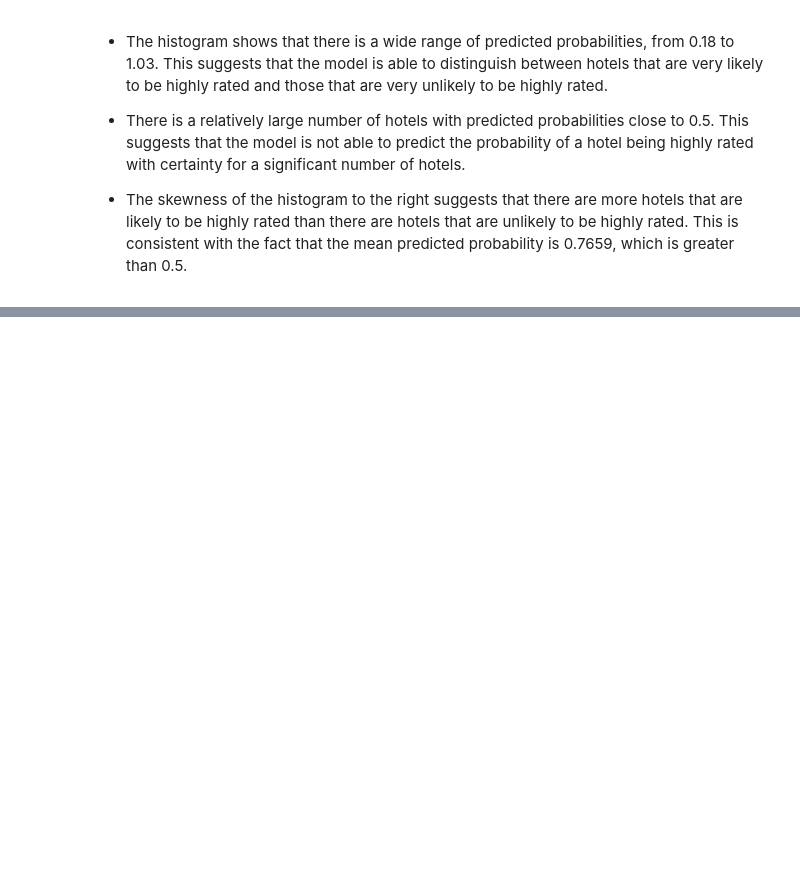
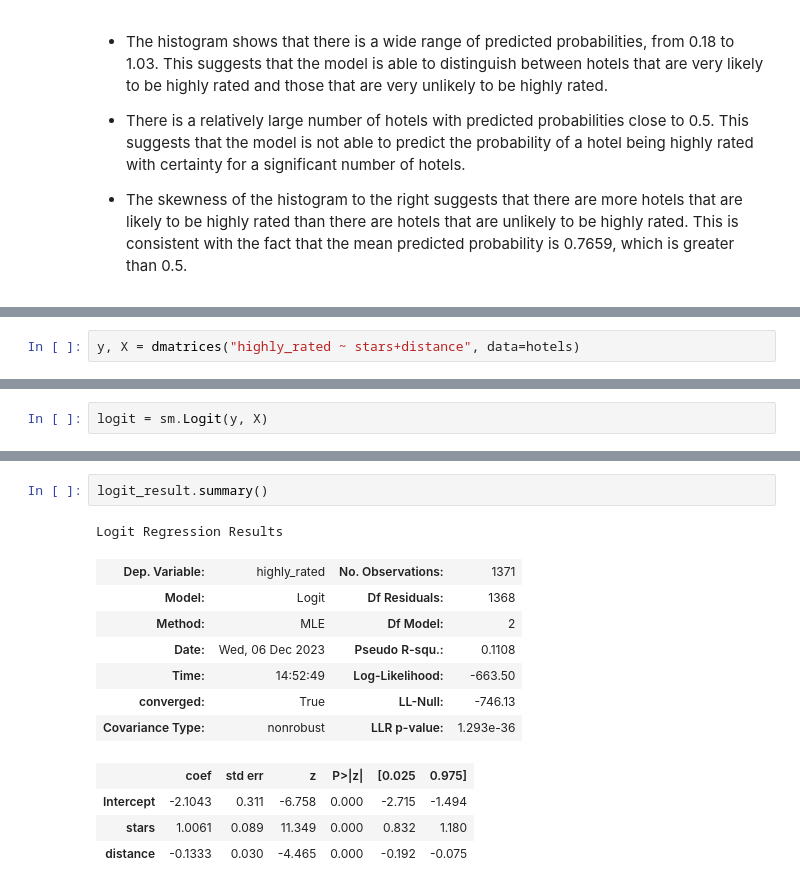
Before and after one commit to Alejandra-savagebriz/DA2, a Jupyter notebook: Assignment2_DA2.ipynb, the cells around one changed output, grey strips where cells are left out. Saved outputs shown, nothing was run; the diff lists cells and outputs as text; blank space fills up the shorter version.

```diff
--- a/Assignment2_DA2.ipynb
+++ b/Assignment2_DA2.ipynb
@@ -1028,0 +1031,2 @@ g3
+# %%
+y, X = dmatrices("highly_rated ~ stars+distance", data=hotels)
@@ -1028,0 +1060,2 @@ g3
+# %%
+logit = sm.Logit(y, X)
@@ -1028,0 +1068,15 @@ g3
+# %%
+logit_result.summary()
+# %% [output]
+Logit Regression Results
+| Dep. Variable: | highly_rated | No. Observations: | 1371 |
+| Model: | Logit | Df Residuals: | 1368 |
+| Method: | MLE | Df Model: | 2 |
+| Date: | Wed, 06 Dec 2023 | Pseudo R-squ.: | 0.1108 |
+| Time: | 14:52:49 | Log-Likelihood: | -663.50 |
+| converged: | True | LL-Null: | -746.13 |
+| Covariance Type: | nonrobust | LLR p-value: | 1.293e-36 |
+|  | coef | std err | z | P>|z| | [0.025 | 0.975] |
+| Intercept | -2.1043 | 0.311 | -6.758 | 0.000 | -2.715 | -1.494 |
+| stars | 1.0061 | 0.089 | 11.349 | 0.000 | 0.832 | 1.180 |
+| distance | -0.1333 | 0.030 | -4.465 | 0.000 | -0.192 | -0.075 |
```
Also changed, not shown: parts of 3 cells of this notebook.
